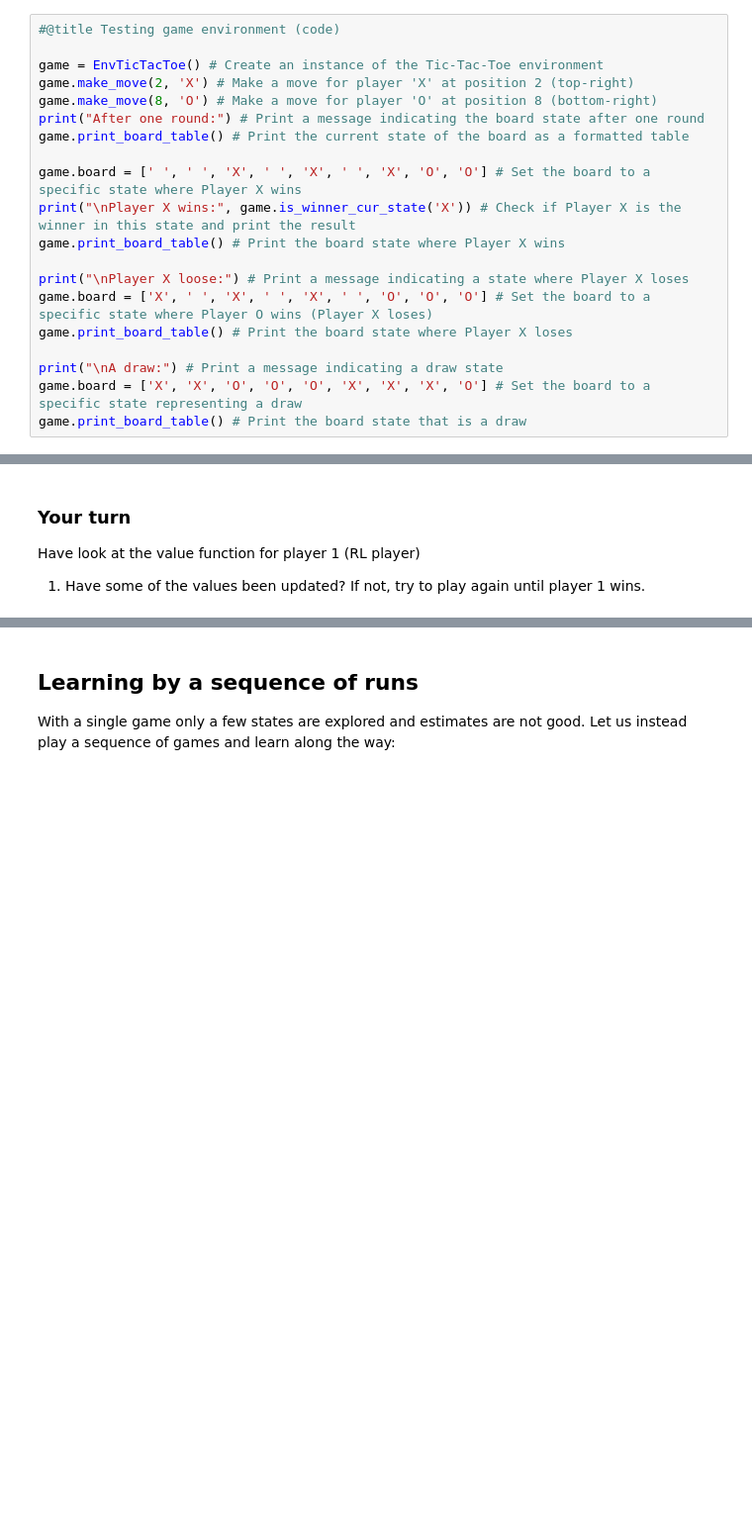
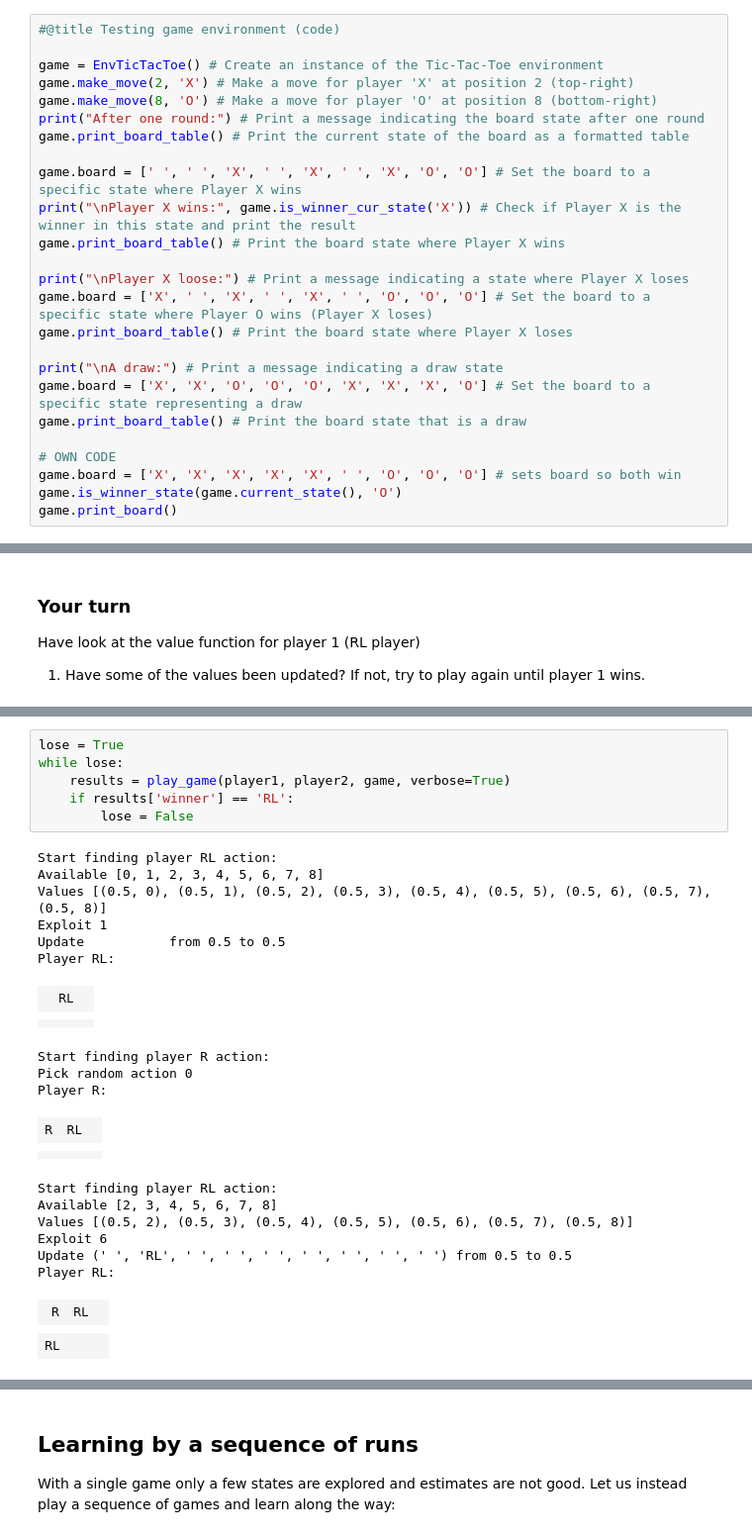
Before and after one commit to simon-mellergaard/RL, a Jupyter notebook: 03_rl_in_action.ipynb, the cells around one changed output, grey strips where cells are left out. Shown at 99% size. Saved outputs shown, nothing was run; the diff lists cells and outputs as text; blank space fills up the shorter version.

```diff
--- a/03_rl_in_action.ipynb
+++ b/03_rl_in_action.ipynb
@@ -168,4 +168,9 @@ game.print_board_table() # Print the board state where Player X loses
 print("\nA draw:") # Print a message indicating a draw state
 game.board = ['X', 'X', 'O', 'O', 'O', 'X', 'X', 'X', 'O'] # Set the board to a specific state representing a draw
 game.print_board_table() # Print the board state that is a draw
+
+# OWN CODE
+game.board = ['X', 'X', 'X', 'X', 'X', ' ', 'O', 'O', 'O'] # sets board so both win
+game.is_winner_state(game.current_state(), 'O')
+game.print_board()
 # %% [output]
@@ -571,0 +585,31 @@ Have look at the value function for player 1 (RL player)
+# %%
+lose = True
+while lose:
+    results = play_game(player1, player2, game, verbose=True)
+    if results['winner'] == 'RL':
+        lose = False
+# %% [output]
+Start finding player RL action:
+Available [0, 1, 2, 3, 4, 5, 6, 7, 8]
+Values [(0.5, 0), (0.5, 1), (0.5, 2), (0.5, 3), (0.5, 4), (0.5, 5), (0.5, 6), (0.5, 7), (0.5, 8)]
+Exploit 1
+Update           from 0.5 to 0.5
+Player RL:
+|  | RL |  |
+|  |  |  |
+|  |  |  |
+Start finding player R action:
+Pick random action 0
+Player R:
+| R | RL |  |
+|  |  |  |
+|  |  |  |
+Start finding player RL action:
+Available [2, 3, 4, 5, 6, 7, 8]
+Values [(0.5, 2), (0.5, 3), (0.5, 4), (0.5, 5), (0.5, 6), (0.5, 7), (0.5, 8)]
+Exploit 6
+Update (' ', 'RL', ' ', ' ', ' ', ' ', ' ', ' ', ' ') from 0.5 to 0.5
+Player RL:
+| R | RL |  |
+|  |  |  |
+| RL |  |  |
```
Also changed, not shown: parts of 16 cells of this notebook.
